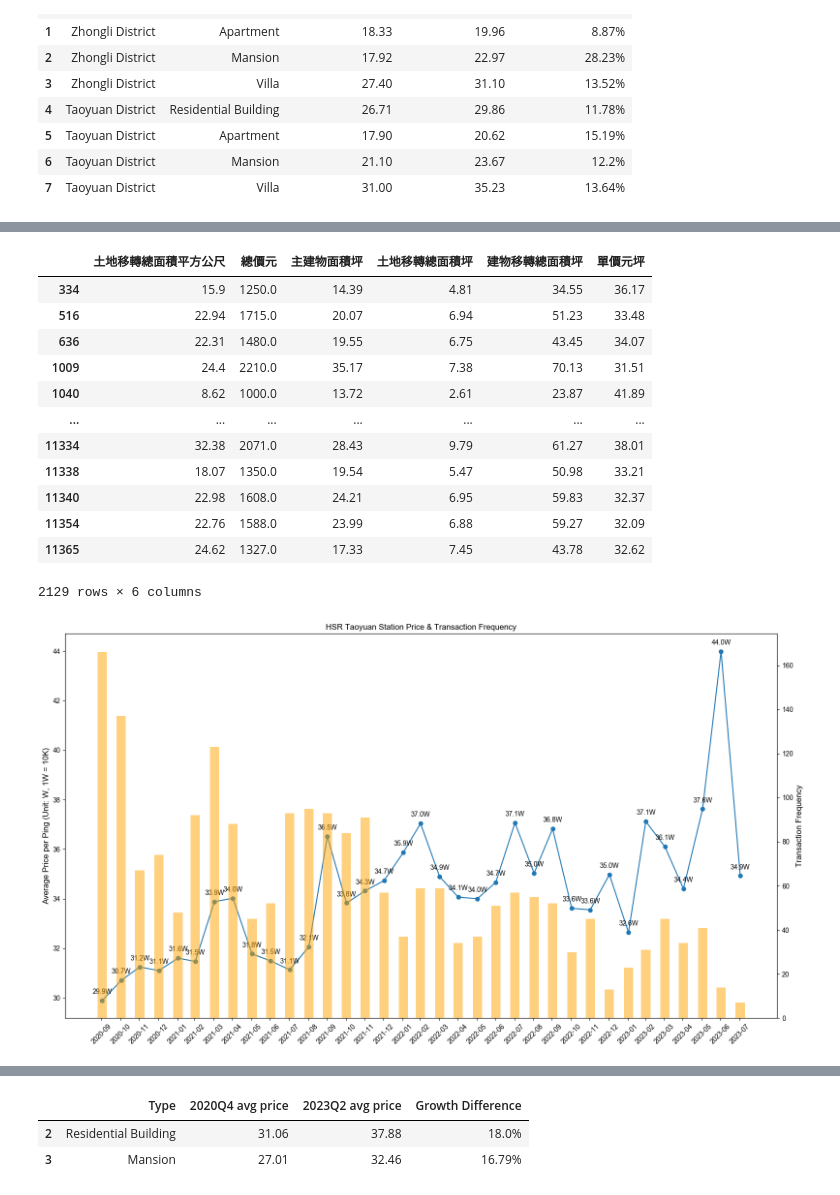
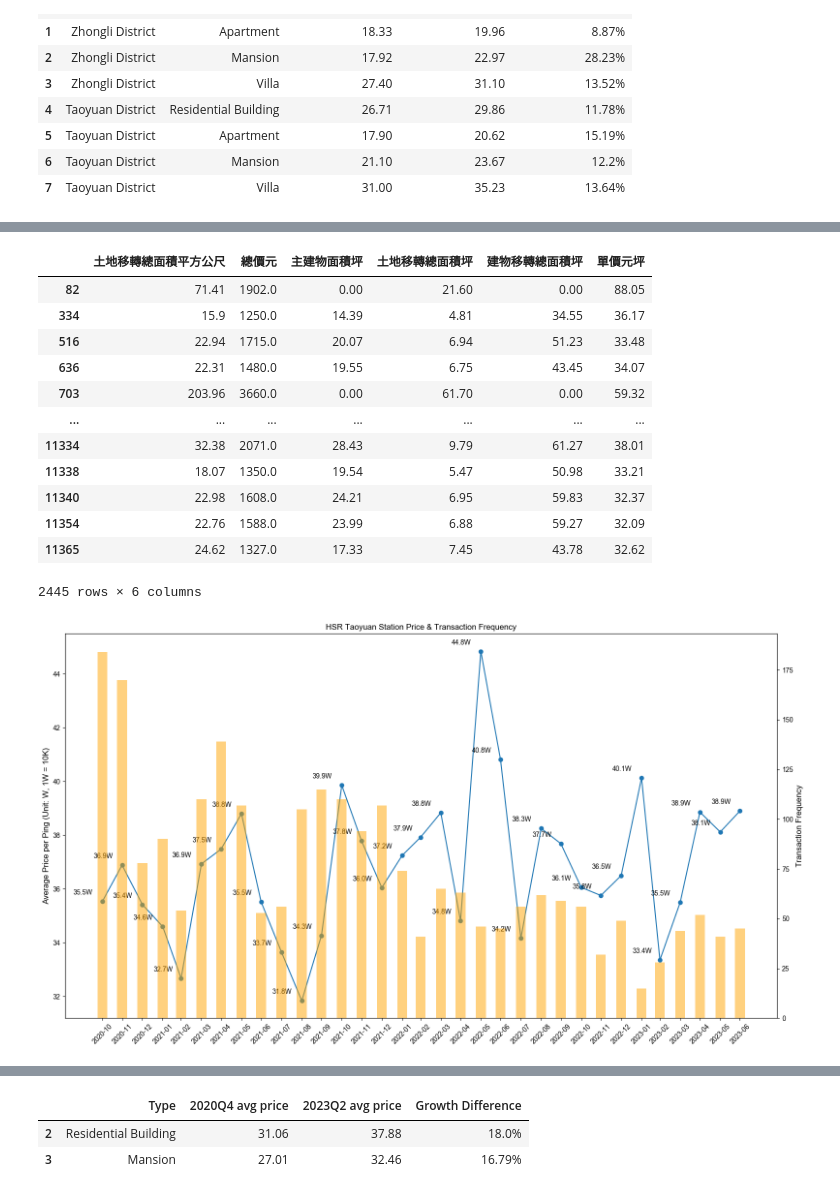
Before and after one commit to e19931107/Project2, a Jupyter notebook: Taoyuan property price analysis_20240103.ipynb, the cells around one changed output, grey strips where cells are left out. Cells and saved outputs as stored; diff of their text form; code cells hidden in the pictures.

```diff
--- a/Taoyuan property price analysis_20240103.ipynb
+++ b/Taoyuan property price analysis_20240103.ipynb
@@ -314,10 +307,10 @@ data_count
 # %%
-data = data[(data['建物型態'] == '公寓(5樓含以下無電梯)') | (data['建物型態'] == '透天厝') | (data['建物型態'] == '住宅大樓(11層含以上有電梯)') | (data['建物型態'] == '華廈(10層含以下有電梯)')]
+# Filter data for the specified time range (October 2020 to June 2023)
+data3 = data[(data['建物型態'].isin(['公寓(5樓含以下無電梯)', '透天厝', '住宅大樓(11層含以上有電梯)', '華廈(10層含以下有電梯)'])) &
+            (data['交易年月日'] >= '2020-10-01') & (data['交易年月日'] <= '2023-06-30')]
 
-# Create a new DataFrame 'data3'
-data3 = pd.DataFrame(data.groupby(['鄉鎮市區', 'Yearmonth'])['單價元坪'].mean()).reset_index()
+data3 = pd.DataFrame(data3.groupby(['鄉鎮市區', 'Yearmonth'])['單價元坪'].mean()).reset_index()
 data3['單價元坪'] = data3['單價元坪'] / 10000
-
 
 for area in ['中壢區', '桃園區']:
     # Create a copy of data3
@@ -336,7 +329,7 @@ for area in ['中壢區', '桃園區']:
     fig, ax1 = plt.subplots(figsize=(16, 9))
 
     # Line chart for average price
-    ax1.plot(data3_copy['Yearmonth'], data3_copy['單價元坪'], marker='o', linestyle='-', label='Average Price')
+    ax1.plot(pd.date_range('2020-10-01', '2023-07-01', freq='M'), data3_copy['單價元坪'], marker='o', linestyle='-', label='Average Price')
     ax1.set_ylabel('Average Price per Ping (Unit: W, 1W = 10K)', fontsize=12)
     title = f'{dist_dict.get(area)} Price & Transaction Frequency'
     ax1.set_title(title, fontsize=20)
@@ -347,12 +340,13 @@ for area in ['中壢區', '桃園區']:
 
     # Bar chart for transaction counts
     entry_counts = data[data['鄉鎮市區'] == area]['Yearmonth'].value_counts().sort_index()
-    ax2.bar(data3_copy['Yearmonth'], entry_counts, alpha=0.5, color='orange', width=15, label='Transaction Counts')
+    # Align the bar chart data with the updated x-axis range
+    ax2.bar(pd.date_range('2020-10-01', '2023-07-01', freq='M'), entry_counts, alpha=0.5, color='orange', width=15, label='Transaction Counts')
     ax2.set_ylabel('Transaction Frequency', fontsize=12)
 
     # Set the x-axis ticks and labels to display from September 2020 to August 2023
-    ax1.set_xticks(pd.date_range('2020-09-01', '2023-08-01', freq='M'))
-    ax1.set_xticklabels([date.strftime('%Y-%m') for date in pd.date_range('2020-09-01', '2023-08-01', freq='M')],
+    ax1.set_xticks(pd.date_range('2020-10-01', '2023-07-01', freq='M'))
+    ax1.set_xticklabels([date.strftime('%Y-%m') for date in pd.date_range('2020-10-01', '2023-07-01', freq='M')],
                         rotation=45)
 
     # Annotate the data points on the line chart with data labels
@@ -529,18 +529,18 @@ np.round(data_HSR_detail, decimals = 2)
 # data_HSR_detail.describe().round(2)
 # %% [output]
 |  | 土地移轉總面積平方公尺 | 總價元 | 主建物面積坪 | 土地移轉總面積坪 | 建物移轉總面積坪 | 單價元坪 |
+| 82 | 71.41 | 1902.0 | 0.00 | 21.60 | 0.00 | 88.05 |
 | 334 | 15.9 | 1250.0 | 14.39 | 4.81 | 34.55 | 36.17 |
 | 516 | 22.94 | 1715.0 | 20.07 | 6.94 | 51.23 | 33.48 |
 | 636 | 22.31 | 1480.0 | 19.55 | 6.75 | 43.45 | 34.07 |
-| 1009 | 24.4 | 2210.0 | 35.17 | 7.38 | 70.13 | 31.51 |
-| 1040 | 8.62 | 1000.0 | 13.72 | 2.61 | 23.87 | 41.89 |
+| 703 | 203.96 | 3660.0 | 0.00 | 61.70 | 0.00 | 59.32 |
 | ... | ... | ... | ... | ... | ... | ... |
 | 11334 | 32.38 | 2071.0 | 28.43 | 9.79 | 61.27 | 38.01 |
 | 11338 | 18.07 | 1350.0 | 19.54 | 5.47 | 50.98 | 33.21 |
 | 11340 | 22.98 | 1608.0 | 24.21 | 6.95 | 59.83 | 32.37 |
 | 11354 | 22.76 | 1588.0 | 23.99 | 6.88 | 59.27 | 32.09 |
 | 11365 | 24.62 | 1327.0 | 17.33 | 7.45 | 43.78 | 32.62 |
-2129 rows × 6 columns
+2445 rows × 6 columns
 # %%
 # Convert 'Yearmonth' to datetime
 data_HSR['Yearmonth'] = pd.to_datetime(data_HSR['Yearmonth'].astype(str), errors='coerce')
@@ -551,11 +551,6 @@ data_bigger = data_HSR.dropna(subset=['Yearmonth'])
 # Continue with the rest of your code...
 average_price_per_sqm = data_bigger.groupby('Yearmonth')['單價元坪'].mean().reset_index()
 
-# Convert 'Yearmonth' values to numeric
-average_price_per_sqm = data_HSR.groupby('Yearmonth')['單價元坪'].mean().reset_index()
-x_values = sorted(set(average_price_per_sqm['Yearmonth']))
-x_values_numeric = date2num(x_values)
-
 # Calculate transaction counts per month
 entry_counts = data_HSR['Yearmonth'].value_counts().sort_index().reset_index()
 entry_counts.columns = ['Yearmonth', 'Transaction Counts']
@@ -564,44 +559,42 @@ entry_counts.columns = ['Yearmonth', 'Transaction Counts']
 fig, ax1 = plt.subplots(figsize=(16, 9))
 
 # 繪製平均價格的折線圖
-line = ax1.plot(x_values_numeric, average_price_per_sqm['單價元坪'] / 10000, marker='o', label='Average Price')
+line = ax1.plot(pd.date_range('2020-10-01', '2023-07-01', freq='M'), average_price_per_sqm['單價元坪'] / 10000, marker='o', label='Average Price')
 ax1.set_ylabel('Average Price per Ping (Unit: W, 1W = 10K)', fontsize=12)
 ax1.tick_params('y')
 
 # 設定圖表標題和軸標籤
 title = 'HSR Taoyuan Station Price & Transaction Frequency'
 plt.title(title)
 
 # 設定雙 Y 軸
 ax2 = ax1.twinx()
-ax2.bar(x_values_numeric, entry_counts['Transaction Counts'], alpha=0.5, color='orange', width=15, label='Transaction Counts')
+ax2.bar(pd.date_range('2020-10-01', '2023-07-01', freq='M'), entry_counts['Transaction Counts'], alpha=0.5, color='orange', width=15, label='Transaction Counts')
 ax2.set_ylabel('Transaction Frequency', fontsize=12)
 
 # Set the x-axis ticks and labels to display from September 2020 to August 2023
-ax1.set_xticks(pd.date_range('2020-09-01', '2023-08-01', freq='M'))
-ax1.set_xticklabels([date.strftime('%Y-%m') for date in pd.date_range('2020-09-01', '2023-08-01', freq='M')],
+ax1.set_xticks(pd.date_range('2020-10-01', '2023-07-01', freq='M'))
+ax1.set_xticklabels([date.strftime('%Y-%m') for date in pd.date_range('2020-10-01', '2023-07-01', freq='M')],
                     rotation=45)
 
 # Add data labels to the line plot
 for i, txt in enumerate(average_price_per_sqm['單價元坪'] / 10000):
     ax1.annotate(f'{round(txt, 1)}W', (x_values_numeric[i], txt),
                  textcoords="offset points", xytext=(0, 10), ha='center')
 
 plt.xticks(rotation=45)
 plt.tight_layout()
 
 # # save the plot with title named
 # path_to_save_file = Path().absolute()/"PNG"/"Redistricting"
 # path_to_save_file.mkdir(parents=True, exist_ok=True)  # Create the directory if it doesn't exist
 # filename = f'{title}.png'
 # full_path = path_to_save_file/filename
 # plt.savefig(full_path)
 
-
-# 顯示圖表
 plt.show()
 # %% [output]
-[figure, old version]
+[figure, new version]
 # %%
 for type in list(property_dict.keys()):
     # Step 1: 篩選出建物型態為住宅大樓的數據
```
Also changed, not shown: parts of 22 cells of this notebook, 15 other files.
